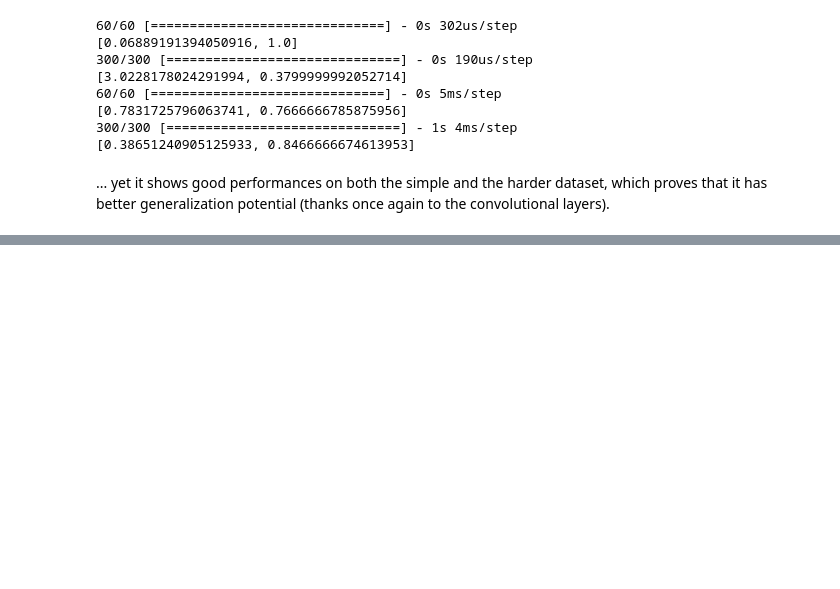
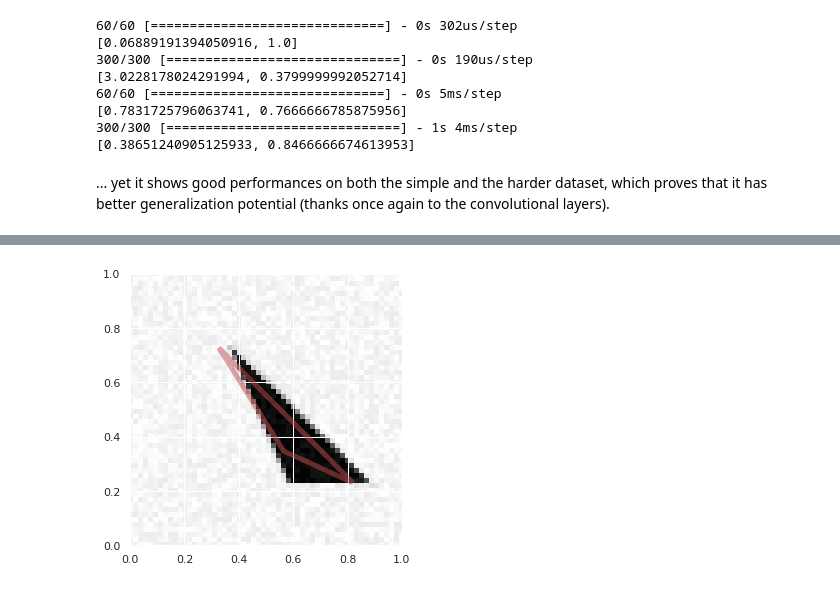
Before and after one commit to lgerrets/dl18-hw1, a Jupyter notebook: report.ipynb, the cells around one changed output, grey strips where cells are left out. Saved outputs shown, nothing was run; the diff lists cells and outputs as text; code cells hidden in the pictures; blank space fills up the shorter version.

```diff
--- a/report.ipynb
+++ b/report.ipynb
@@ -261,0 +305,22 @@ print(model_cnn.evaluate(X_test_5,Y_test_5))
+# %%
+# build a model
+IMSIZE = int(mp1.IMAGE_SIZE)
+
+model_reg = keras.Sequential()
+model_reg.add(keras.layers.Reshape((IMSIZE,IMSIZE,1),input_shape=X_train_6.shape[1:]))
+model_reg.add(keras.layers.Conv2D(16,(5,5),activation=keras.activations.relu))
+model_reg.add(keras.layers.MaxPooling2D())
+model_reg.add(keras.layers.Conv2D(16,(5,5),activation=keras.activations.relu))
+model_reg.add(keras.layers.MaxPooling2D())
+model_reg.add(keras.layers.Conv2D(16,(5,5),activation=keras.activations.relu))
+model_reg.add(keras.layers.MaxPooling2D())
+model_reg.add(keras.layers.Dropout(0.2))
+model_reg.add(keras.layers.Flatten())
+model_reg.add(keras.layers.Dense(6,activation=keras.activations.linear))
+model_reg.add(keras.layers.Dropout(0.2))
+# %%
+# train the model
+model_reg.compile(optimizer=keras.optimizers.Adam(lr=0.001),
+             loss=keras.losses.mae,
+             metrics=[keras.metrics.mse,keras.metrics.mae])
+model_reg.fit(X_train_6,Y_train_6,epochs=20,verbose=1,validation_data=(X_test_6,Y_test_6))
@@ -261,0 +346,7 @@ print(model_cnn.evaluate(X_test_5,Y_test_5))
+# %%
+pred = model_reg.predict(X_test_6)
+# %%
+ind = 120
+mp1.visualize_prediction(X_test_6[ind], pred[ind]*Y_std_6+Y_mean_6)
+# %% [output]
+[figure, added]
```
Also changed, not shown: parts of 8 cells of this notebook.
